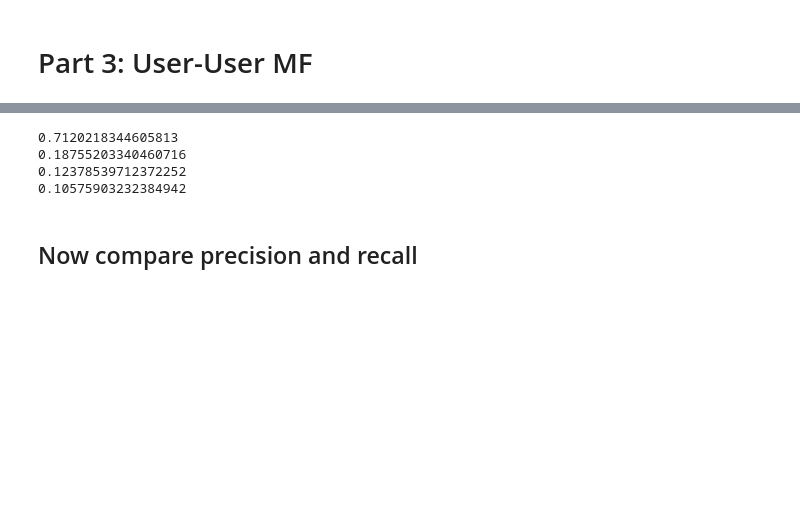
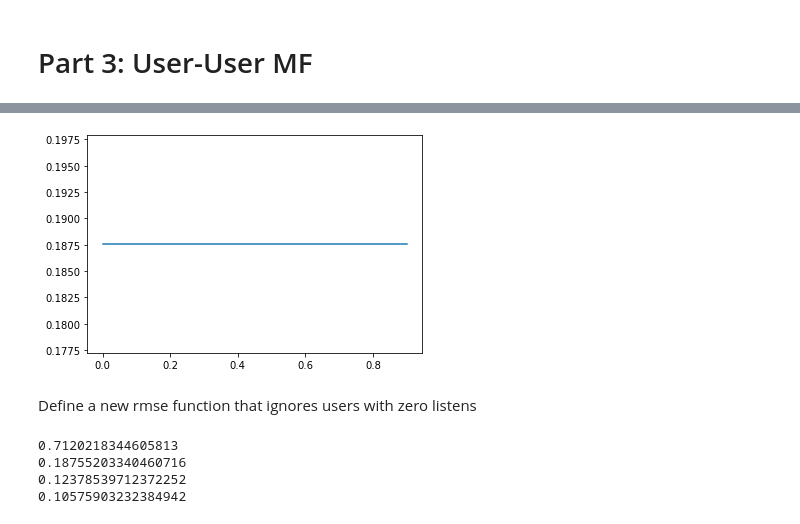
Before and after one commit to aditya-pethe/LyRec, a Jupyter notebook: user_songs.ipynb, the cells around one changed output, grey strips where cells are left out. Cells and saved outputs as stored; diff of their text form; code cells hidden in the pictures; blank space fills up the shorter version.

```diff
--- a/user_songs.ipynb
+++ b/user_songs.ipynb
@@ -435,3 +454,20 @@ array([[  60.9 ,  121.05,   28.4 , ...,   23.5 ,  220.3 ,  510.25],
+# %%
+l1_ratio = [0.1 * i for i in range(10)]
+l1_rmse = []
+for i in a:
+    nmf = NMF(l1_ratio=i)
+    W = nmf.fit_transform(train_mat)
+    factorization_matrix = nmf.components_
+    mf_mat = np.dot(W,factorization_matrix)
+
+    l1_rmse.append(new_rmse(test_mat,mf_mat))
+
+plt.plot(l1_ratio, l1_rmse)
+plt.show()
+# %% [output]
+[figure, added]
+# %% [markdown]
+Define a new rmse function that ignores users with zero listens
 # %%
 def new_rmse(test_mat,pred_mat):
 
@@ -457,5 +495,3 @@ print(new_rmse(test_mat,bert_prediction_mat))
 0.18755203340460716
 0.12378539712372252
 0.10575903232384942
-# %% [markdown]
-## Now compare precision and recall
```
Also changed, not shown: parts of 14 cells of this notebook.
